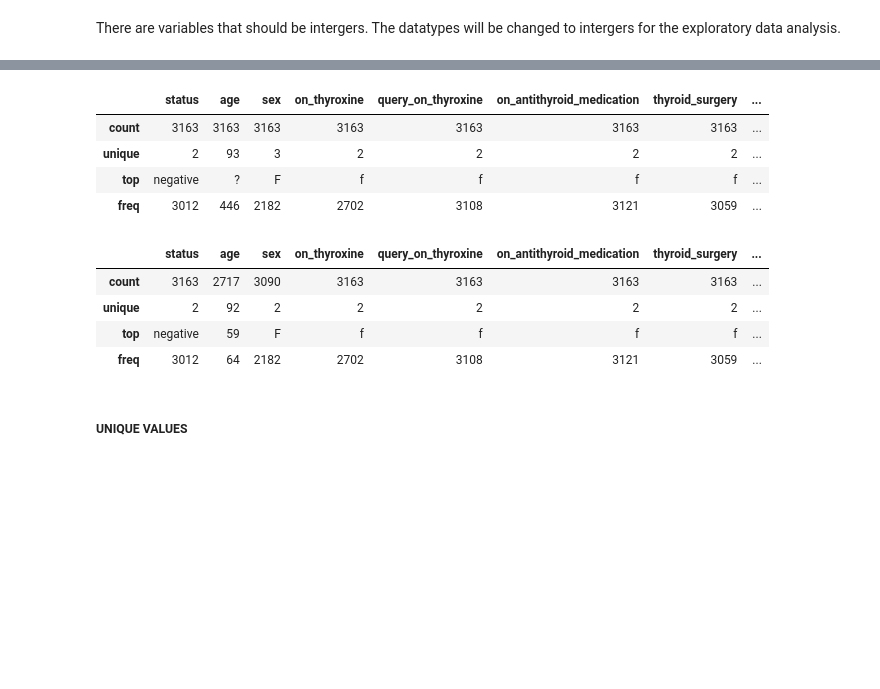
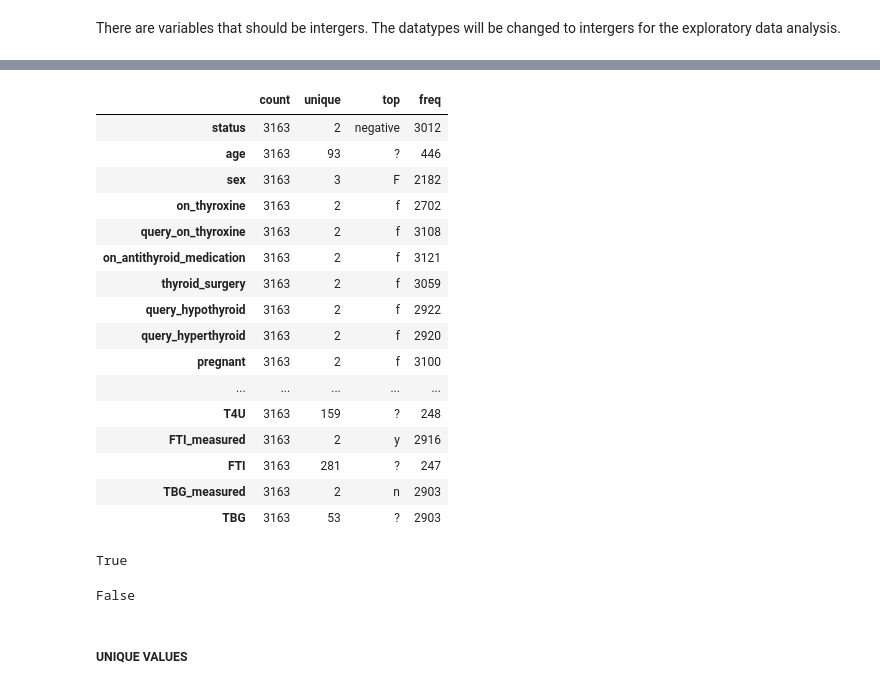
Before and after one commit to Machocho254/HYpothyrodism-Prediction, a Jupyter notebook: Hypothyrodism_Week8_IP_MS_CORE_JANUARY_2020_MACHOCHO_MENGO.ipynb, the cells around one changed output, grey strips where cells are left out. Drawn from its saved outputs; the diff is of its cells as text; code cells hidden in the pictures; blank space fills up the shorter version.

```diff
--- a/Hypothyrodism_Week8_IP_MS_CORE_JANUARY_2020_MACHOCHO_MENGO.ipynb
+++ b/Hypothyrodism_Week8_IP_MS_CORE_JANUARY_2020_MACHOCHO_MENGO.ipynb
@@ -135,13 +135,25 @@ dtype: int64
 # %%
 # data description
 #
-thyroid.describe()
+thyroid.describe().T
 
 # from the output, it is evident that the data has some missing data as there are instances where the entry is ?
 # we have to find a way to identify the entries with ? and see whether we drop them or using the fill
 # %% [output]
-|  | status | age | sex | on_thyroxine | query_on_thyroxine | on_antithyroid_medication | thyroid_surgery | ... |
-| count | 3163 | 3163 | 3163 | 3163 | 3163 | 3163 | 3163 | ... |
-| unique | 2 | 93 | 3 | 2 | 2 | 2 | 2 | ... |
-| top | negative | ? | F | f | f | f | f | ... |
-| freq | 3012 | 446 | 2182 | 2702 | 3108 | 3121 | 3059 | ... |
+|  | count | unique | top | freq |
+| status | 3163 | 2 | negative | 3012 |
+| age | 3163 | 93 | ? | 446 |
+| sex | 3163 | 3 | F | 2182 |
+| on_thyroxine | 3163 | 2 | f | 2702 |
+| query_on_thyroxine | 3163 | 2 | f | 3108 |
+| on_antithyroid_medication | 3163 | 2 | f | 3121 |
+| thyroid_surgery | 3163 | 2 | f | 3059 |
+| query_hypothyroid | 3163 | 2 | f | 2922 |
+| query_hyperthyroid | 3163 | 2 | f | 2920 |
+| pregnant | 3163 | 2 | f | 3100 |
+| ... | ... | ... | ... | ... |
+| T4U | 3163 | 159 | ? | 248 |
+| FTI_measured | 3163 | 2 | y | 2916 |
+| FTI | 3163 | 281 | ? | 247 |
+| TBG_measured | 3163 | 2 | n | 2903 |
+| TBG | 3163 | 53 | ? | 2903 |
@@ -152,13 +160,19 @@ df = thyroid.replace("?", np.nan)
-# %%
-# to check whether the function worked.
-# get the data description
-#
-df.describe()
-# %% [output]
-|  | status | age | sex | on_thyroxine | query_on_thyroxine | on_antithyroid_medication | thyroid_surgery | ... |
-| count | 3163 | 2717 | 3090 | 3163 | 3163 | 3163 | 3163 | ... |
-| unique | 2 | 92 | 2 | 2 | 2 | 2 | 2 | ... |
-| top | negative | 59 | F | f | f | f | f | ... |
-| freq | 3012 | 64 | 2182 | 2702 | 3108 | 3121 | 3059 | ... |
+# %%
+# to check for duplicates in the data
+#
+thyroid.duplicated().any()
+# %% [output]
+True
+# %%
+# Remove duplicates
+# Keep every first data point of the duplicated datapoints
+#
+thyroid.drop_duplicates(keep='first', inplace = True)
+
+# Check to confirm whether duplicates have been dropped
+#
+thyroid.duplicated().any()
+# %% [output]
+False
 # %% [markdown]
 ##### **UNIQUE VALUES**
```
Also changed, not shown: parts of 71 cells of this notebook.
